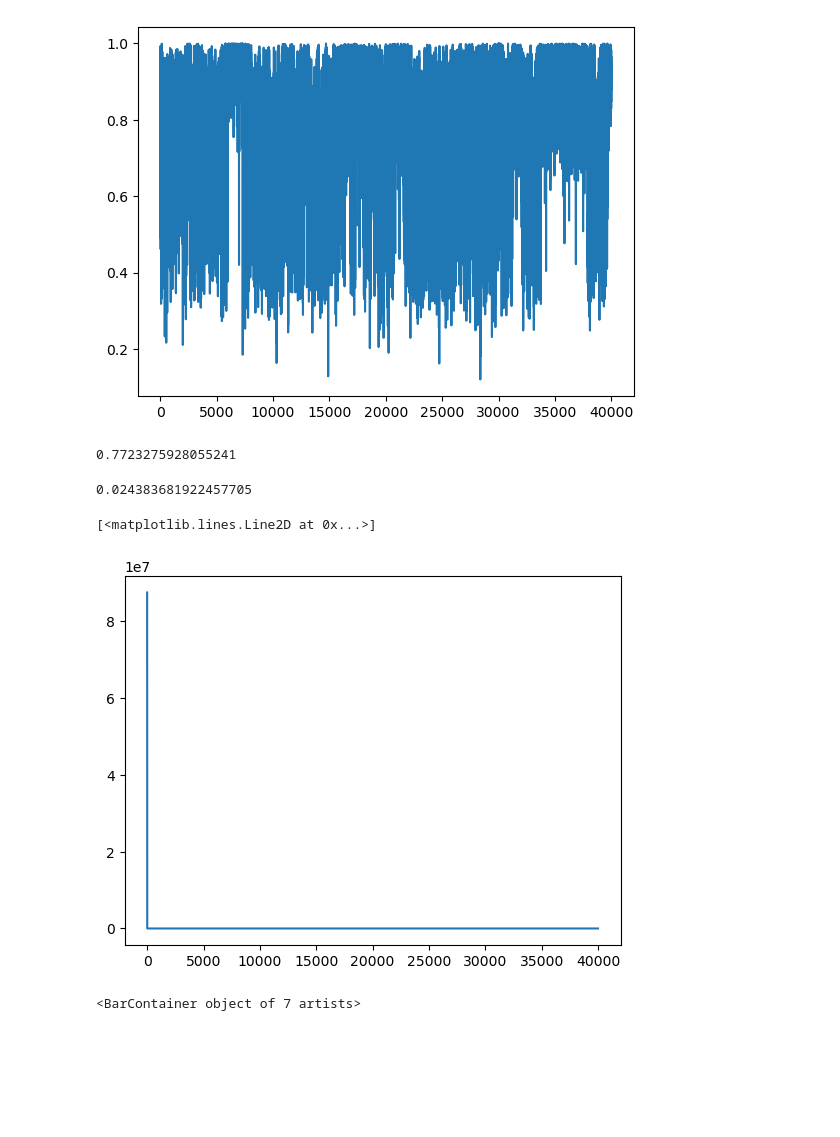
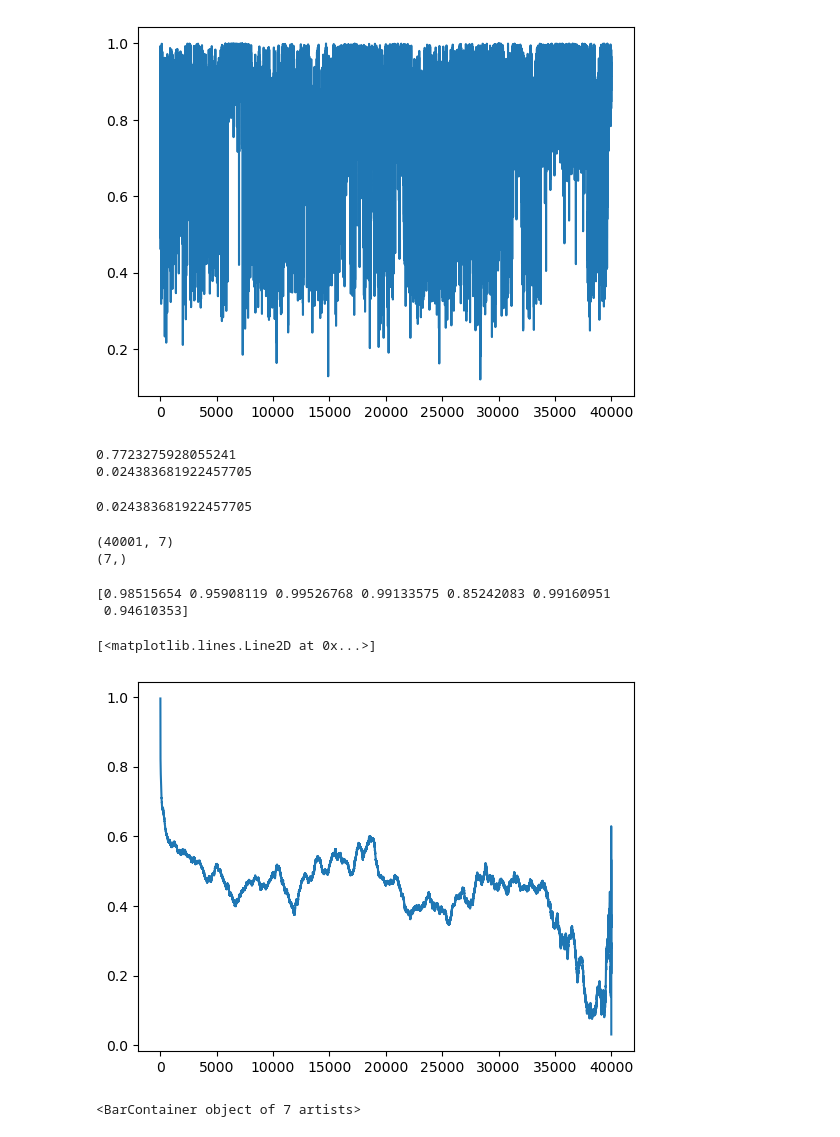
Before and after one commit to Xyunyao/KChannel_torsion_angle, a Jupyter notebook: NMR_t1_troubleshoot.ipynb, the cells around one changed output. Saved outputs shown, nothing was run; the diff lists cells and outputs as text; code cells hidden in the pictures; blank space fills up the shorter version.

Commit message:
new spectral density analysis notebooks

```diff
--- a/NMR_t1_troubleshoot.ipynb
+++ b/NMR_t1_troubleshoot.ipynb
@@ -127,14 +127,27 @@ plt.plot(range(euler_angles.shape[0]), Y2_0)
 [figure]
 # %%
 print(np.mean(Y2_0))
-np.var(Y2_0)
+print(np.var(Y2_0))
+
+np.sum((Y2_0-np.mean(Y2_0))**2)/len(Y2_0)
 # %% [output]
 0.7723275928055241
+0.024383681922457705
 0.024383681922457705
 # %%
 import numpy as np
 import matplotlib.pyplot as plt
 %matplotlib inline
+
+
+def block_analysis (euler_angles, chain, block_size):
+    if chain not in euler_angles:
+        raise ValueError(f"Chain '{chain}' not found in euler_angles.")
+    num_frames, num_residues=euler_angle[chain].shape
+    num_blocks= num_frames/num_blocks
+
+    for i in range(num_block):
+        acf+= autocorrlation_sphere20(euler_angles[])
 
 
 def autocorrelation_sphere20(euler_angles, chain):
@@ -164,9 +177,13 @@ def autocorrelation_sphere20(euler_angles, chain):
     cos_beta = np.cos(beta)  # Cosine of beta
     cos2 = cos_beta**2  # Squared cosine of beta
     A = (3 * cos2 - 1) / 2.0  # Y2,0 CSA interaction, shape: (num_frames, num_residues)
+    print(A.shape)
 
     # Calculate mean over frames for each residue
-    A_mean = np.mean(A, axis=0, keepdims=True)  # Shape: (1, num_residues)
+    A_mean = np.mean(A, axis=0)  # Shape: (1, num_residues)
+    epsilon=epsilon = 1e-10
+    variance = np.var(A, axis=0) + epsilon  # Variance with added epsilon
+    print(variance.shape)
 
     # Number of frames and residues
     num_frames, num_residues = A.shape
@@ -183,7 +200,7 @@ def autocorrelation_sphere20(euler_angles, chain):
 #         ) / overlap
 
         # Handle k = 0 separately
-    acf[0] = np.ones(num_residues)
+    acf[0] = np.sum((A-A_mean)**2,axis=0)/num_frames
 
     for k in range(1, num_frames):  # Skip k=0 (full overlap)
     # Mean-subtracted product for each residue
@@ -193,10 +210,6 @@ def autocorrelation_sphere20(euler_angles, chain):
         ) / overlap
 
 
-    # Normalize by variance for each residue
-    epsilon = 1e-10  # Small value to avoid numerical instability
-    variance = np.var(A, axis=0, keepdims=True) + epsilon  # Variance with added epsilon
-
     # Shape: (1, num_residues)
     acf /= variance
 
@@ -204,11 +217,19 @@ def autocorrelation_sphere20(euler_angles, chain):
 # %%
 # autocorrealtion function
 acf = autocorrelation_sphere20(sigma_22_dict,'A')
+# %% [output]
+(40001, 7)
+(7,)
+# %%
+print(acf[0,:])
+# %% [output]
+[0.98515654 0.95908119 0.99526768 0.99133575 0.85242083 0.99160951
+ 0.94610353]
 # %%
-plt.plot(range(acf.shape[0]), acf[:,3])
+plt.plot(range(acf.shape[0]), acf[:,2])
 # %% [output]
 [<matplotlib.lines.Line2D at 0x...>]
-[figure, old version]
+[figure, new version]
 # %%
 # calcualte S2
 
```
Also changed, not shown: 7 other files.
